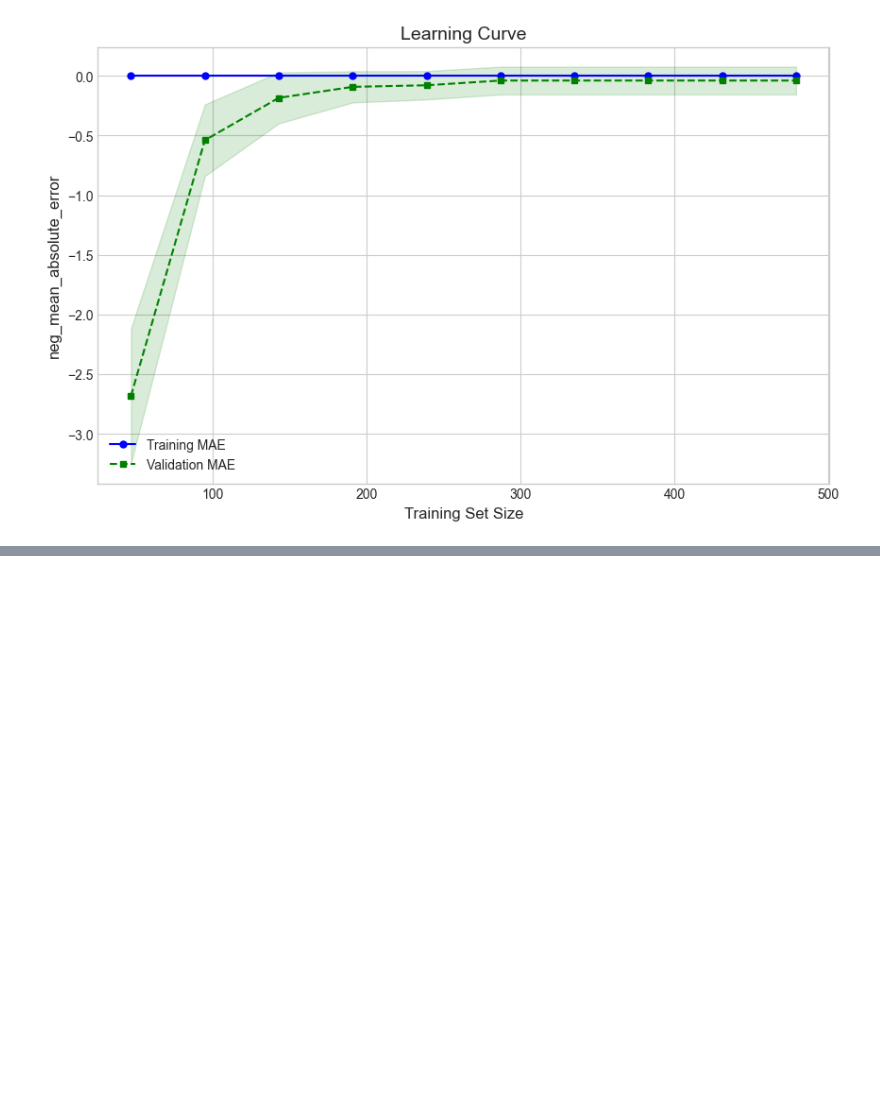
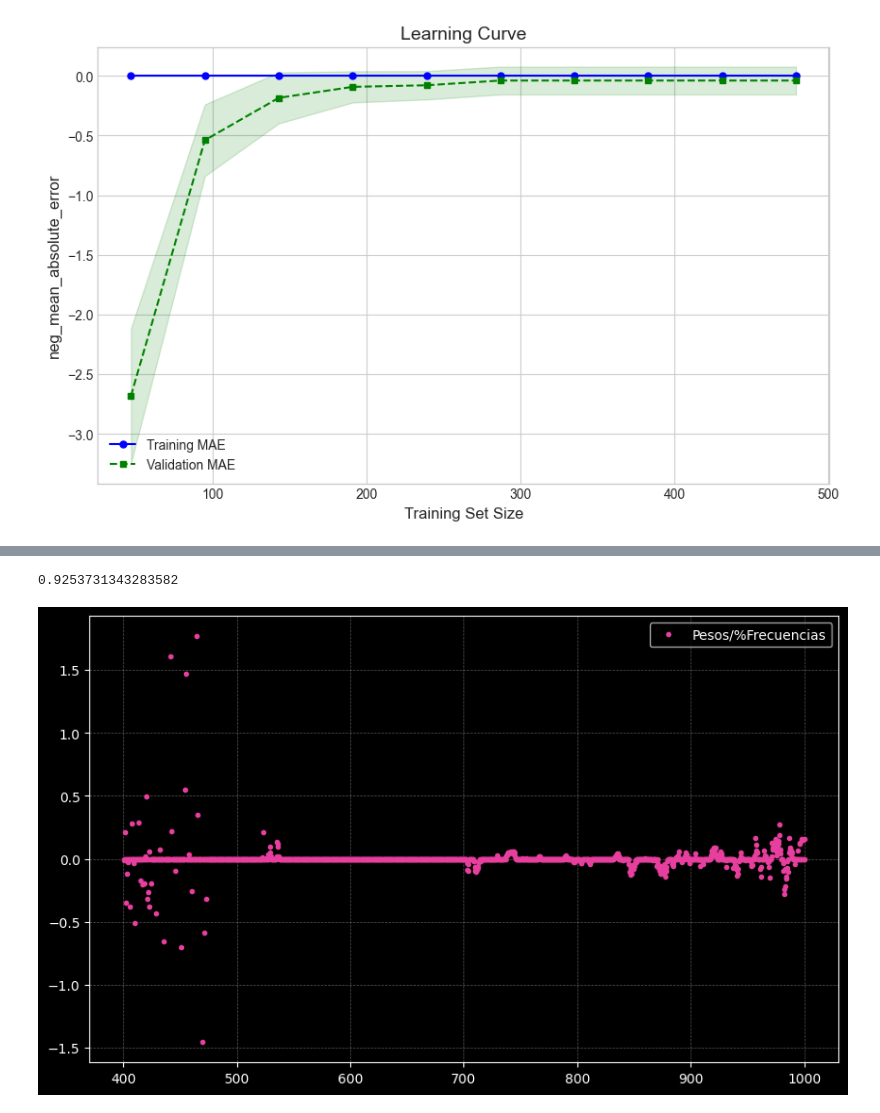
Before and after one commit to SomathReinztam/Firma_espectral_de-plantas_de_banano_infectadas, a Jupyter notebook: dataAnalysis.ipynb, the cells around one changed output, grey strips where cells are left out. Cells and saved outputs as stored; diff of their text form; code cells hidden in the pictures; blank space fills up the shorter version.

```diff
--- a/dataAnalysis.ipynb
+++ b/dataAnalysis.ipynb
@@ -202,0 +289,14 @@ test mean_absolute_error: 0.000
+# %%
+from sklearn.linear_model import LogisticRegression
+hyperparameter = {'penalty': 'l1', 'C': 1, 'max_iter': 10000, 'solver':'liblinear'}
+clf = LogisticRegression(**hyperparameter)
+clf.fit(X_train, y_train)
+print(
+    clf.score(X_test, y_test)
+)
+importances = clf.coef_.reshape(-1)
+indices = df.columns[4:].values
+datF.featureImportancia(importances, indices)
+# %% [output]
+0.9253731343283582
+[figure, added]
```
Also changed, not shown: parts of 13 cells of this notebook, 1 other file.
